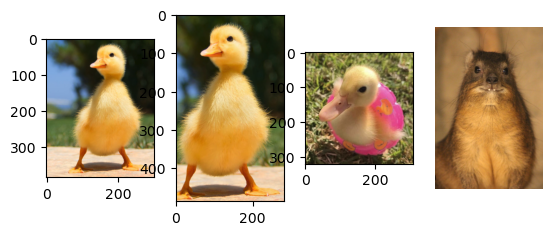
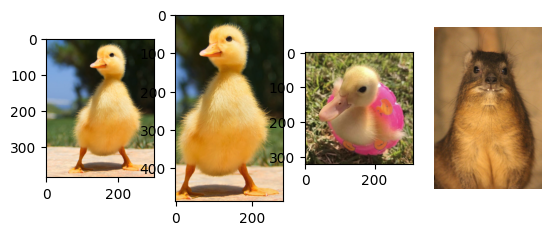
The notebook cell's code change between the first figure and the second:
--- before
+++ after
@@ -1,10 +1,11 @@
 img1 = mpimg.imread('image1.png')
-img2 = mpimg.imread('image2.png')
-img3 = mpimg.imread('image3.png')
+image2 = mpimg.imread('image2.png')
+im3 = mpimg.imread('image3.png')
 img4 = mpimg.imread('image4.png')
+### This is all self-explanatory
 fig,ax= plt.subplots(1,4)
 ax[0].imshow(img1)
-ax[1].imshow(img2)
-ax[2].imshow(img3)
+ax[1].imshow(image2)
+ax[2].imshow(im3)
 ax[3].imshow(img4)
 plt.axis('off') 

Commit: style updates